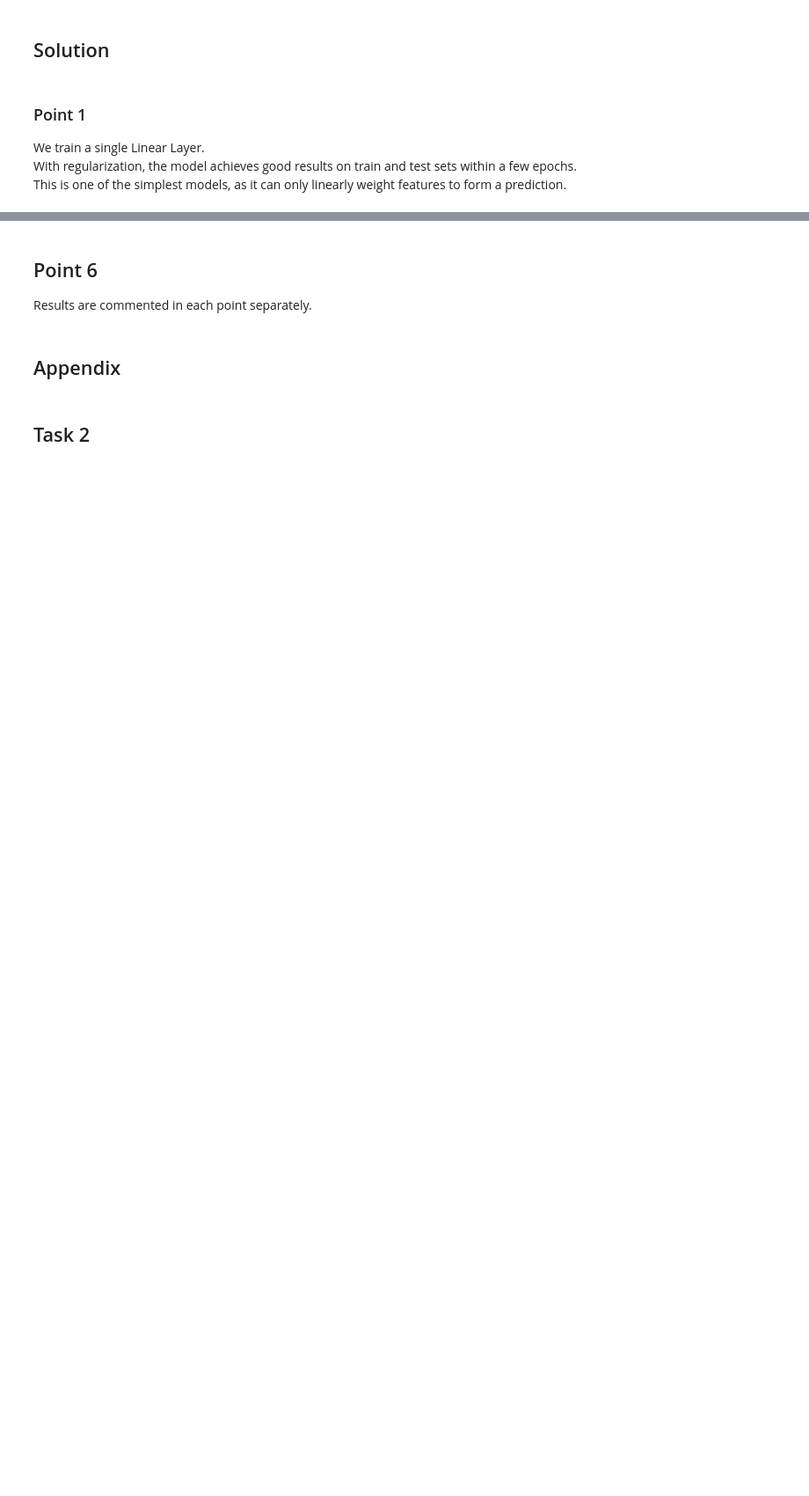
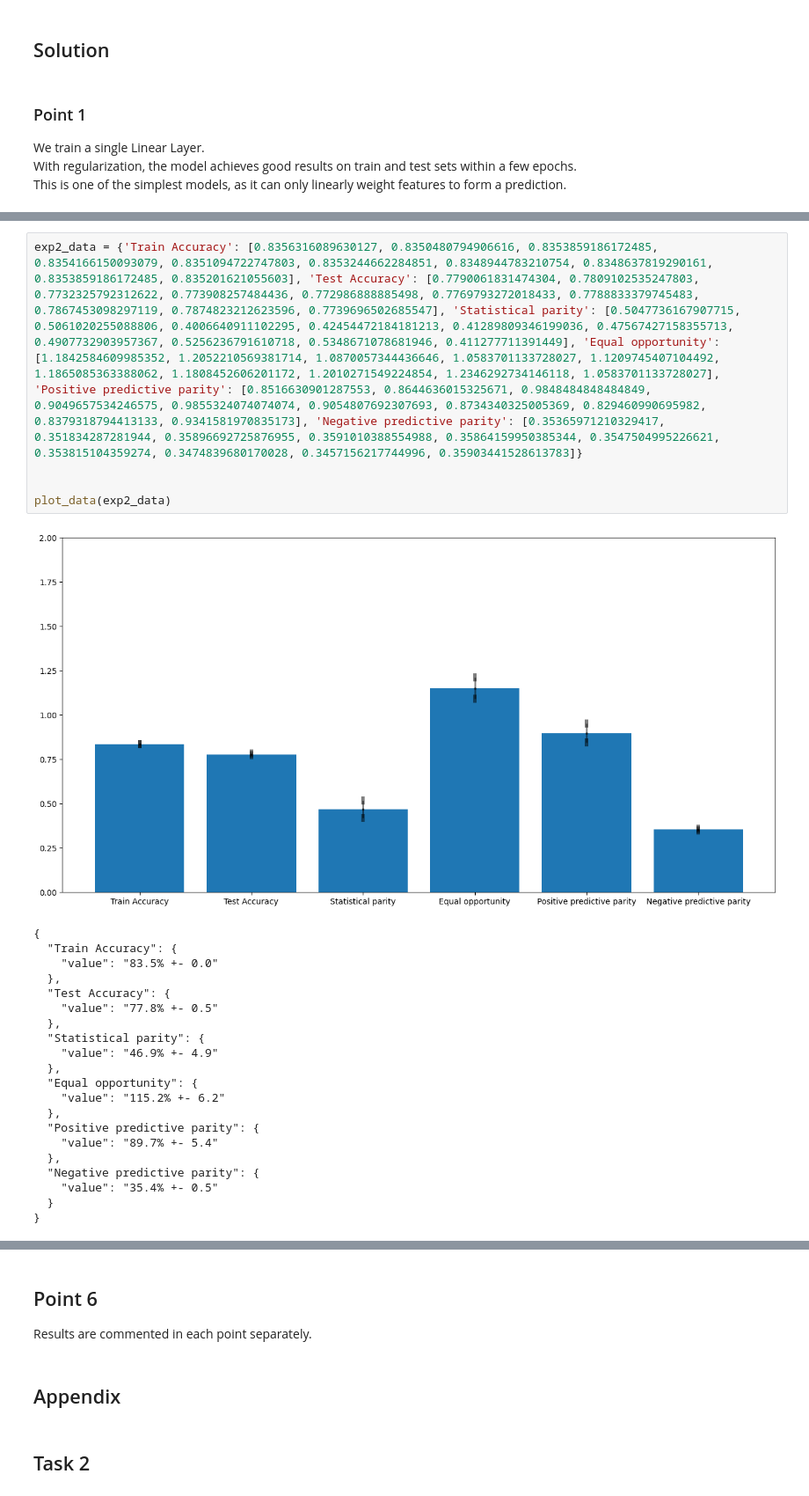
Before and after one commit to mim-uw/eXplainableMachineLearning-2025, a Jupyter notebook: Homeworks/HW1/KonradStaniszewski/KonradStaniszewsk.ipynb, the cells around one changed output, grey strips where cells are left out. Shown at 88% size. Saved outputs shown, nothing was run; the diff lists cells and outputs as text; blank space fills up the shorter version.

```diff
--- a/Homeworks/HW1/KonradStaniszewski/KonradStaniszewsk.ipynb
+++ b/Homeworks/HW1/KonradStaniszewski/KonradStaniszewsk.ipynb
@@ -196,0 +195,27 @@ This is not suprising as those models are more expressive. However they still fa
+# %%
+exp2_data = {'Train Accuracy': [0.8356316089630127, 0.8350480794906616, 0.8353859186172485, 0.8354166150093079, 0.8351094722747803, 0.8353244662284851, 0.8348944783210754, 0.8348637819290161, 0.8353859186172485, 0.835201621055603], 'Test Accuracy': [0.7790061831474304, 0.7809102535247803, 0.7732325792312622, 0.773908257484436, 0.772986888885498, 0.7769793272018433, 0.7788833379745483, 0.7867453098297119, 0.7874823212623596, 0.7739696502685547], 'Statistical parity': [0.5047736167907715, 0.5061020255088806, 0.4006640911102295, 0.42454472184181213, 0.41289809346199036, 0.47567427158355713, 0.4907732903957367, 0.5256236791610718, 0.5348671078681946, 0.411277711391449], 'Equal opportunity': [1.1842584609985352, 1.2052210569381714, 1.0870057344436646, 1.0583701133728027, 1.1209745407104492, 1.1865085363388062, 1.1808452606201172, 1.2010271549224854, 1.2346292734146118, 1.0583701133728027], 'Positive predictive parity': [0.8516630901287553, 0.8644636015325671, 0.9848484848484849, 0.9049657534246575, 0.9855324074074074, 0.9054807692307693, 0.8734340325005369, 0.829460990695982, 0.8379318794413133, 0.9341581970835173], 'Negative predictive parity': [0.35365971210329417, 0.351834287281944, 0.35896692725876955, 0.3591010388554988, 0.35864159950385344, 0.3547504995226621, 0.353815104359274, 0.3474839680170028, 0.3457156217744996, 0.35903441528613783]}
+
+
+plot_data(exp2_data)
+# %% [output]
+[figure, added]
+{
+  "Train Accuracy": {
+    "value": "83.5% +- 0.0"
+  },
+  "Test Accuracy": {
+    "value": "77.8% +- 0.5"
+  },
+  "Statistical parity": {
+    "value": "46.9% +- 4.9"
+  },
+  "Equal opportunity": {
+    "value": "115.2% +- 6.2"
+  },
+  "Positive predictive parity": {
+    "value": "89.7% +- 5.4"
+  },
+  "Negative predictive parity": {
+    "value": "35.4% +- 0.5"
+  }
+}
```
Also changed, not shown: parts of 12 cells of this notebook.
